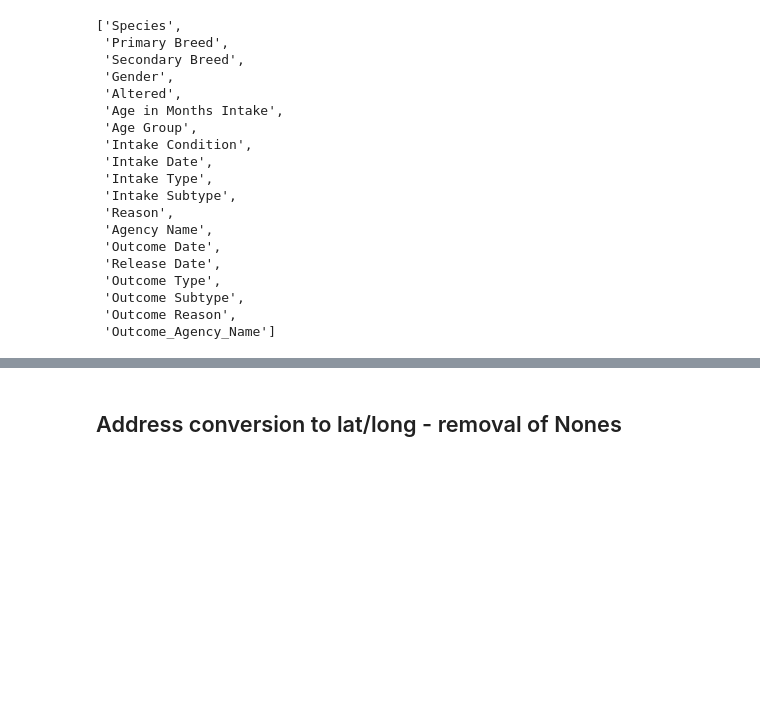
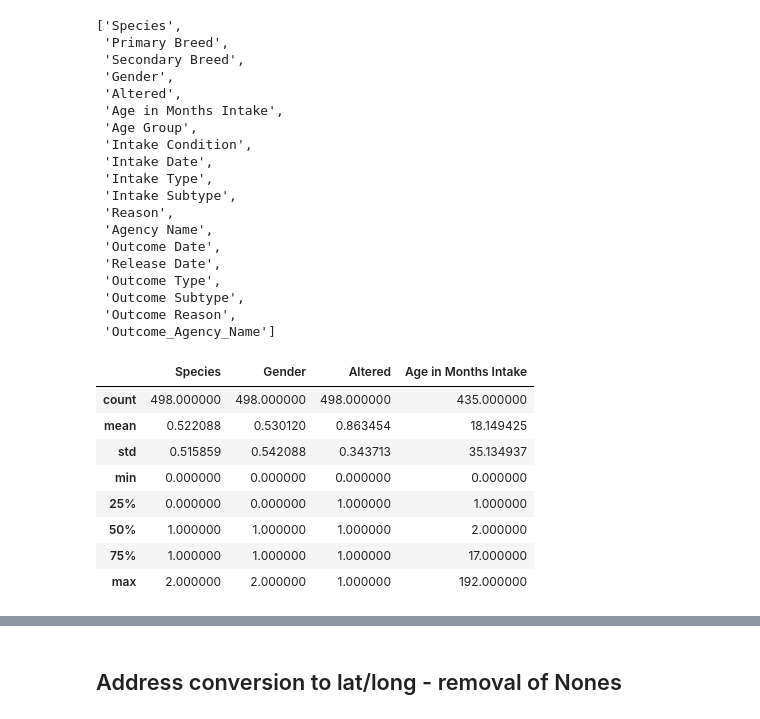
Before and after one commit to JSischo/Waupaca_repo, a Jupyter notebook: EDA2018CSVfile.ipynb, the cells around one changed output, grey strips where cells are left out. Drawn from its saved outputs; the diff is of its cells as text; code cells hidden in the pictures; blank space fills up the shorter version.

```diff
--- a/EDA2018CSVfile.ipynb
+++ b/EDA2018CSVfile.ipynb
@@ -232,3 +189,15 @@ my_list
+# %%
+df.describe()
+# %% [output]
+|  | Species | Gender | Altered | Age in Months Intake |
+| count | 498.000000 | 498.000000 | 498.000000 | 435.000000 |
+| mean | 0.522088 | 0.530120 | 0.863454 | 18.149425 |
+| std | 0.515859 | 0.542088 | 0.343713 | 35.134937 |
+| min | 0.000000 | 0.000000 | 0.000000 | 0.000000 |
+| 25% | 0.000000 | 0.000000 | 1.000000 | 1.000000 |
+| 50% | 1.000000 | 1.000000 | 1.000000 | 2.000000 |
+| 75% | 1.000000 | 1.000000 | 1.000000 | 17.000000 |
+| max | 2.000000 | 2.000000 | 1.000000 | 192.000000 |
 # %%
 #Rename column headers
 
```
Also changed, not shown: parts of 9 cells of this notebook.
